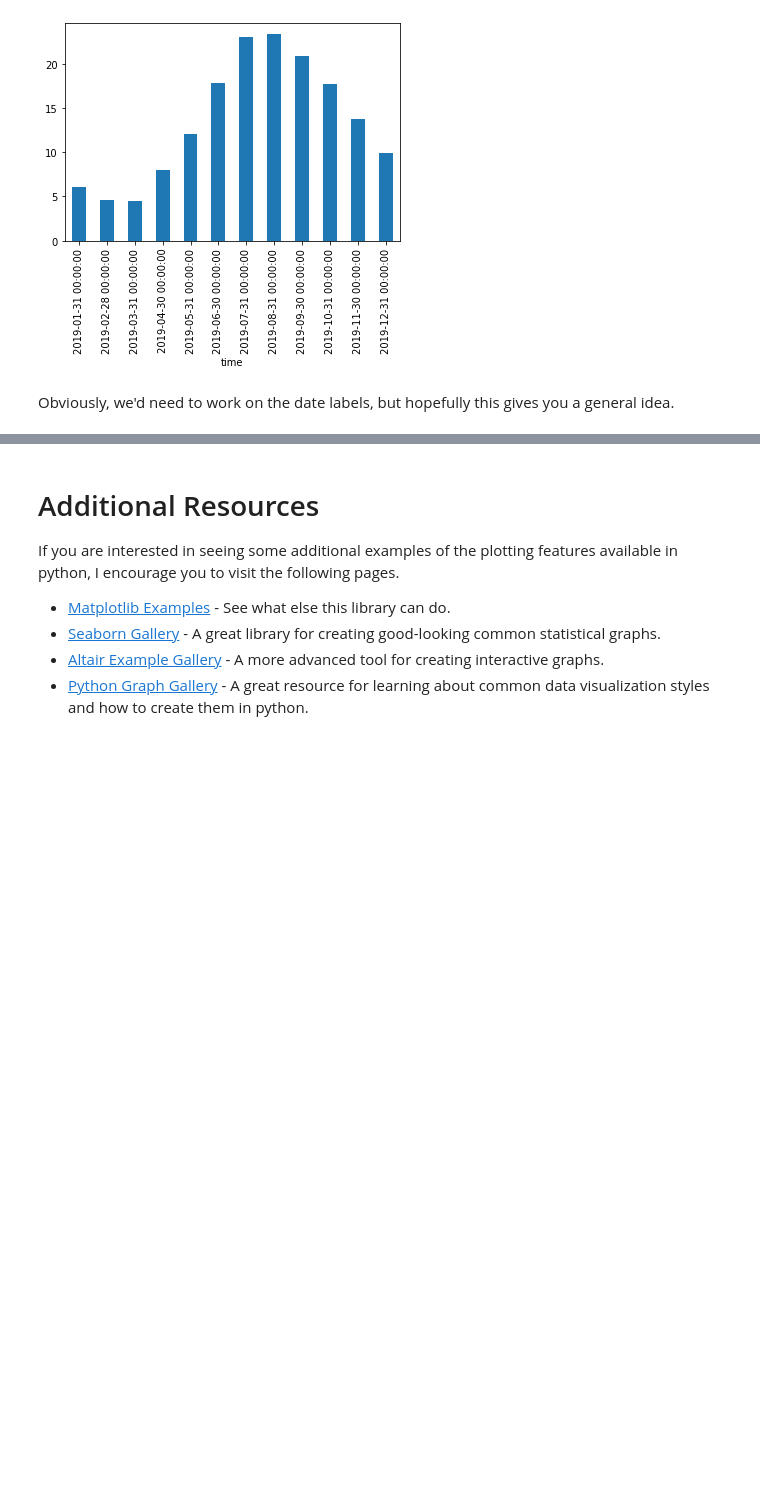
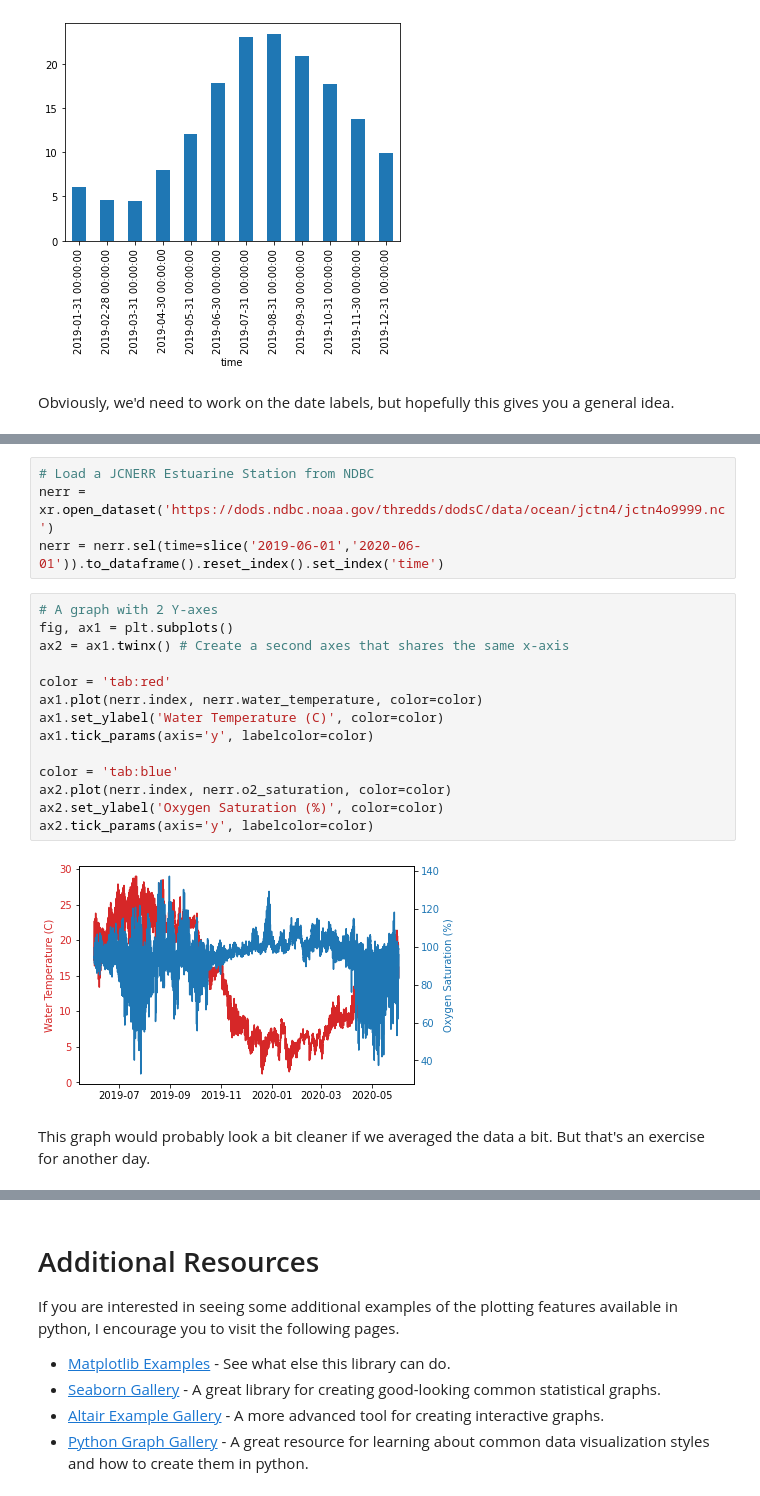
Before and after one commit to ooi-data-lab/datalab-reu-2020, a Jupyter notebook: Activity_2_Data_Visualization.ipynb, the cells around one changed output, grey strips where cells are left out. Cells and saved outputs as stored; diff of their text form; blank space fills up the shorter version.

```diff
--- a/Activity_2_Data_Visualization.ipynb
+++ b/Activity_2_Data_Visualization.ipynb
@@ -212,0 +240,22 @@ Obviously, we'd need to work on the date labels, but hopefully this gives you a
+# %%
+# Load a JCNERR Estuarine Station from NDBC
+nerr = xr.open_dataset('https://dods.ndbc.noaa.gov/thredds/dodsC/data/ocean/jctn4/jctn4o9999.nc')
+nerr = nerr.sel(time=slice('2019-06-01','2020-06-01')).to_dataframe().reset_index().set_index('time')
+# %%
+# A graph with 2 Y-axes
+fig, ax1 = plt.subplots()
+ax2 = ax1.twinx() # Create a second axes that shares the same x-axis
+
+color = 'tab:red'
+ax1.plot(nerr.index, nerr.water_temperature, color=color)
+ax1.set_ylabel('Water Temperature (C)', color=color)
+ax1.tick_params(axis='y', labelcolor=color)
+
+color = 'tab:blue'
+ax2.plot(nerr.index, nerr.o2_saturation, color=color)
+ax2.set_ylabel('Oxygen Saturation (%)', color=color)
+ax2.tick_params(axis='y', labelcolor=color)
+# %% [output]
+[figure, added]
+# %% [markdown]
+This graph would probably look a bit cleaner if we averaged the data a bit.  But that's an exercise for another day.
```
Also changed, not shown: parts of 14 cells of this notebook.
